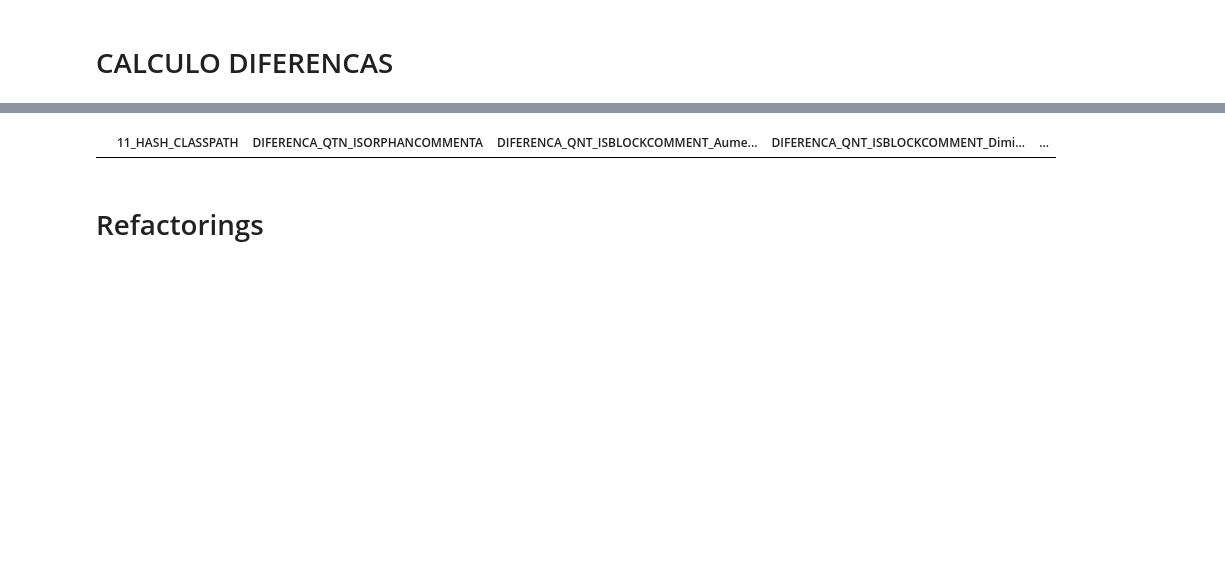
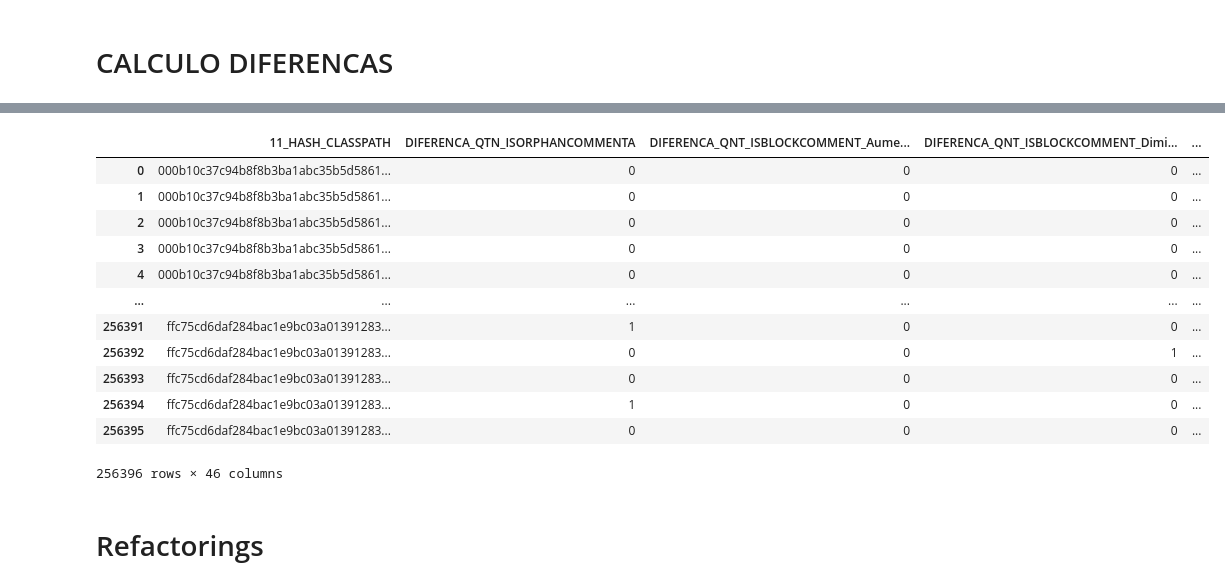
Before and after one commit to KleitonEwerton/project-analyzer-with-parsers, a Jupyter notebook: analise_refatoracao.ipynb, the cells around one changed output, grey strips where cells are left out. Cells and saved outputs as stored; diff of their text form; code cells hidden in the pictures; blank space fills up the shorter version.

```diff
--- a/analise_refatoracao.ipynb
+++ b/analise_refatoracao.ipynb
@@ -68,7 +68,7 @@ plt=reload(plt)
 # %% [markdown]
 # FILE
 # %%
-pasta = "gson"
+pasta = "auto"
 
 FILE_NAME_REFACTORING = 'csv/refactorings-' + pasta +  '.csv'
 FILE_NAME_COMMENTS = 'csv/comments-' + pasta + '.csv'
@@ -85,6 +85,6 @@ FILE_NAME_QUANTIDADE_COMENTARIOS = pasta + '/quantidade-comentarios.csv'
 # TRABALHANDO NOS CALCULOS
 # %%
 DF_COMMENTS = pd.read_csv(FILE_NAME_COMMENTS)
-DF_COMMENTS.drop(columns=['13_TYPE', '14_STARTLINE', '15_ENDLINE'], inplace=True)
+DF_COMMENTS.drop(columns=['10_HASH	', '13_TYPE', '14_STARTLINE', '15_ENDLINE'], inplace=True)
 DF_COMMENTS
 # %% [output]
@@ -262,6 +358,22 @@ df['DIFERENCA_QNT_SEGMENTOS_CHANGE'].fillna(0, inplace=True)
 df['DIFERENCA_QNT_SEGMENTOS_Aumentou'].fillna(0, inplace=True)
 df['DIFERENCA_QNT_SEGMENTOS_Diminuiu'].fillna(0, inplace=True)
 df['DIFERENCA_QNT_SEGMENTOS_Manteve'].fillna(0, inplace=True)
+
+faixas = {
+    'DIFERENCA_QNT_SEGMENTOS_Aumentou_1_5': ((df['DIFERENCA_QNT_SEGMENTOS'] >= 1) & (df['DIFERENCA_QNT_SEGMENTOS'] < 5)),
+    'DIFERENCA_QNT_SEGMENTOS_Aumentou_5_10': ((df['DIFERENCA_QNT_SEGMENTOS'] >= 5) & (df['DIFERENCA_QNT_SEGMENTOS'] < 10)),
+    'DIFERENCA_QNT_SEGMENTOS_Aumentou_10_15': ((df['DIFERENCA_QNT_SEGMENTOS'] >= 10) & (df['DIFERENCA_QNT_SEGMENTOS'] < 15)),
+    'DIFERENCA_QNT_SEGMENTOS_Aumentou_15': (df['DIFERENCA_QNT_SEGMENTOS'] >= 15),
+    'DIFERENCA_QNT_SEGMENTOS_Diminuiu_1_5': ((df['DIFERENCA_QNT_SEGMENTOS'] <= -1) & (df['DIFERENCA_QNT_SEGMENTOS'] > -5)),
+    'DIFERENCA_QNT_SEGMENTOS_Diminuiu_5_10': ((df['DIFERENCA_QNT_SEGMENTOS'] <= -5) & (df['DIFERENCA_QNT_SEGMENTOS'] > -10)),
+    'DIFERENCA_QNT_SEGMENTOS_Diminuiu_10_15': ((df['DIFERENCA_QNT_SEGMENTOS'] <= -10) & (df['DIFERENCA_QNT_SEGMENTOS'] > -15)),
+    'DIFERENCA_QNT_SEGMENTOS_Diminuiu_15': (df['DIFERENCA_QNT_SEGMENTOS'] <= -15)
+}
+
+# Criar colunas e preencher com base nas faixas
+for coluna, condicao in faixas.items():
+    df[coluna] = condicao.astype(int)
+
 df.drop(columns=['DIFERENCA_QNT_SEGMENTOS', 'DIFERENCA_QNT_SEGMENTOS_CHANGE'], inplace=True)
 df
 # %% [output]
@@ -269,26 +393,54 @@ df
 # %%
 # Criar uma nova coluna 'COMMENTS_CHANGE' com valores padrão como None
 df['DIFERENCA_QTN_ISJAVADOCCOMMENT_CHANGE'] = None
 df['DIFERENCA_QTN_ISJAVADOCCOMMENT_Aumentou'] = None
 df['DIFERENCA_QTN_ISJAVADOCCOMMENT_Diminuiu'] = None
 df['DIFERENCA_QTN_ISJAVADOCCOMMENT_Manteve'] = None
 
 # Atualizar a coluna 'DIFERENCA_QTN_ISJAVADOCCOMMENT_CHANGE' com base na diferença calculada
 df.loc[df['DIFERENCA_QTN_ISJAVADOCCOMMENT'] > 0, 'DIFERENCA_QTN_ISJAVADOCCOMMENT_Aumentou'] = 1
 df.loc[df['DIFERENCA_QTN_ISJAVADOCCOMMENT'] < 0, 'DIFERENCA_QTN_ISJAVADOCCOMMENT_Diminuiu'] = 1
 df.loc[df['DIFERENCA_QTN_ISJAVADOCCOMMENT'] == 0, 'DIFERENCA_QTN_ISJAVADOCCOMMENT_Manteve'] = 1
 
 # Atualizar a coluna 'DIFERENCA_QTN_ISJAVADOCCOMMENT_CHANGE' com base na diferença calculada
 df.loc[df['DIFERENCA_QTN_ISJAVADOCCOMMENT'] > 0, 'DIFERENCA_QTN_ISJAVADOCCOMMENT_CHANGE'] = df['DIFERENCA_QTN_ISJAVADOCCOMMENT']
 df.loc[df['DIFERENCA_QTN_ISJAVADOCCOMMENT'] < 0, 'DIFERENCA_QTN_ISJAVADOCCOMMENT_CHANGE'] = df['DIFERENCA_QTN_ISJAVADOCCOMMENT']
 df.loc[df['DIFERENCA_QTN_ISJAVADOCCOMMENT'] == 0, 'DIFERENCA_QTN_ISJAVADOCCOMMENT_CHANGE'] = 0
 
 df['DIFERENCA_QTN_ISJAVADOCCOMMENT_CHANGE'].fillna(0, inplace=True)
 df['DIFERENCA_QTN_ISJAVADOCCOMMENT_Aumentou'].fillna(0, inplace=True)
 df['DIFERENCA_QTN_ISJAVADOCCOMMENT_Diminuiu'].fillna(0, inplace=True)
 df['DIFERENCA_QTN_ISJAVADOCCOMMENT_Manteve'].fillna(0, inplace=True)
+
+faixas = {
+    'DIFERENCA_QTN_ISJAVADOCCOMMENT_Aumentou_1_5': ((df['DIFERENCA_QTN_ISJAVADOCCOMMENT'] >= 1) & (df['DIFERENCA_QTN_ISJAVADOCCOMMENT'] < 5)),
+    'DIFERENCA_QTN_ISJAVADOCCOMMENT_Aumentou_5_10': ((df['DIFERENCA_QTN_ISJAVADOCCOMMENT'] >= 5) & (df['DIFERENCA_QTN_ISJAVADOCCOMMENT'] < 10)),
+    'DIFERENCA_QTN_ISJAVADOCCOMMENT_Aumentou_10_15': ((df['DIFERENCA_QTN_ISJAVADOCCOMMENT'] >= 10) & (df['DIFERENCA_QTN_ISJAVADOCCOMMENT'] < 15)),
+    'DIFERENCA_QTN_ISJAVADOCCOMMENT_Aumentou_15': (df['DIFERENCA_QTN_ISJAVADOCCOMMENT'] >= 15),
+    'DIFERENCA_QTN_ISJAVADOCCOMMENT_Diminuiu_1_5': ((df['DIFERENCA_QTN_ISJAVADOCCOMMENT'] <= -1) & (df['DIFERENCA_QTN_ISJAVADOCCOMMENT'] > -5)),
+    'DIFERENCA_QTN_ISJAVADOCCOMMENT_Diminuiu_5_10': ((df['DIFERENCA_QTN_ISJAVADOCCOMMENT'] <= -5) & (df['DIFERENCA_QTN_ISJAVADOCCOMMENT'] > -10)),
+    'DIFERENCA_QTN_ISJAVADOCCOMMENT_Diminuiu_10_15': ((df['DIFERENCA_QTN_ISJAVADOCCOMMENT'] <= -10) & (df['DIFERENCA_QTN_ISJAVADOCCOMMENT'] > -15)),
+    'DIFERENCA_QTN_ISJAVADOCCOMMENT_Diminuiu_15': (df['DIFERENCA_QTN_ISJAVADOCCOMMENT'] <= -15)
+}
+
+# Criar colunas e preencher com base nas faixas
+for coluna, condicao in faixas.items():
+    df[coluna] = condicao.astype(int)
+
 df.drop(columns=['DIFERENCA_QTN_ISJAVADOCCOMMENT', 'DIFERENCA_QTN_ISJAVADOCCOMMENT_CHANGE'], inplace=True)
 df
 # %% [output]
 |  | 11_HASH_CLASSPATH | DIFERENCA_QTN_ISORPHANCOMMENTA | DIFERENCA_QNT_ISBLOCKCOMMENT_Aume... | DIFERENCA_QNT_ISBLOCKCOMMENT_Dimi... | ... |
+| 0 | 000b10c37c94b8f8b3ba1abc35b5d5861... | 0 | 0 | 0 | ... |
+| 1 | 000b10c37c94b8f8b3ba1abc35b5d5861... | 0 | 0 | 0 | ... |
+| 2 | 000b10c37c94b8f8b3ba1abc35b5d5861... | 0 | 0 | 0 | ... |
+| 3 | 000b10c37c94b8f8b3ba1abc35b5d5861... | 0 | 0 | 0 | ... |
+| 4 | 000b10c37c94b8f8b3ba1abc35b5d5861... | 0 | 0 | 0 | ... |
+| ... | ... | ... | ... | ... | ... |
+| 256391 | ffc75cd6daf284bac1e9bc03a01391283... | 1 | 0 | 0 | ... |
+| 256392 | ffc75cd6daf284bac1e9bc03a01391283... | 0 | 0 | 1 | ... |
+| 256393 | ffc75cd6daf284bac1e9bc03a01391283... | 0 | 0 | 0 | ... |
+| 256394 | ffc75cd6daf284bac1e9bc03a01391283... | 1 | 0 | 0 | ... |
+| 256395 | ffc75cd6daf284bac1e9bc03a01391283... | 0 | 0 | 0 | ... |
+256396 rows × 46 columns
 # %%
```
Also changed, not shown: parts of 16 cells of this notebook, 4 other files.
